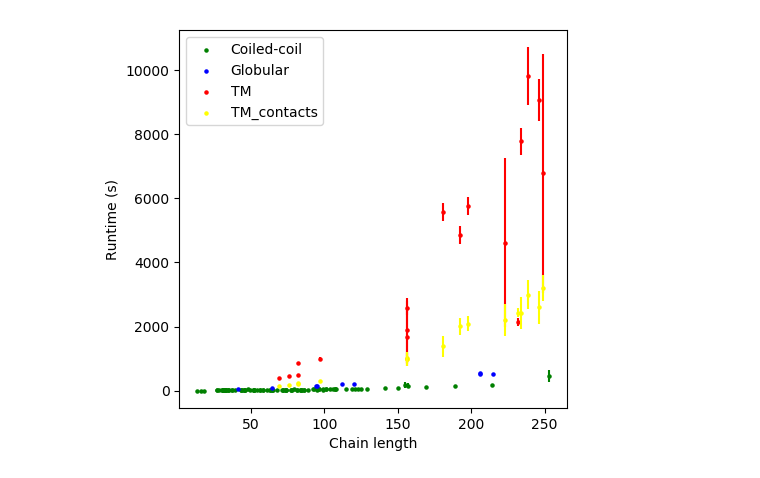
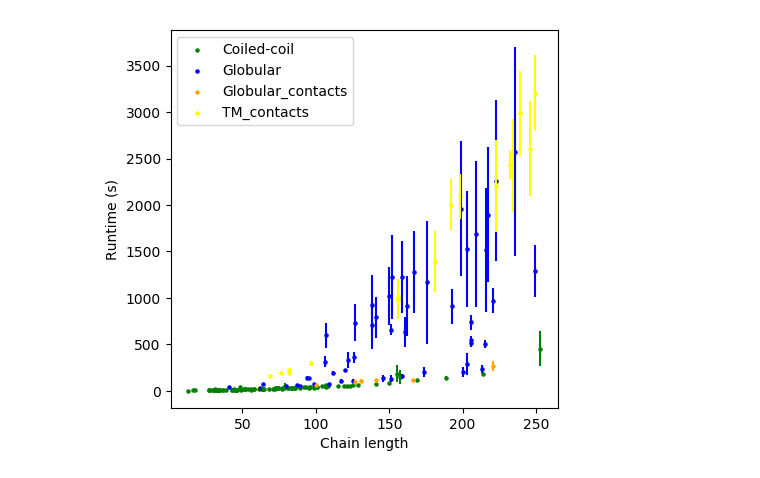
Before and after one commit to linucks/random, a Jupyter notebook: rosetta_timings.ipynb, the cells around one changed output. Saved outputs shown, nothing was run; the diff lists cells and outputs as text; code cells hidden in the pictures.

Commit message:
UPdated with Felix's data

```diff
--- a/rosetta_timings.ipynb
+++ b/rosetta_timings.ipynb
@@ -21,18 +21,31 @@ tst_df = pd.read_csv('testset.csv')
 tst_df['class'] = tst_df['pdb'].map(lambda x: pdb_info[x]['class'])
 df = pd.concat([tm_df, cc_df, tst_df])
 df = df[['pdb', 'class', 'time']]
+
 grp = df.groupby('pdb')
 dft = grp.aggregate([np.mean, np.std])
 dft['residues'] = dft.index.map(lambda x: pdb_info[x]['residues'])
 dft['class'] = grp.first()['class']
 
+# Felix's data - no overlapping pdbs
+flx_df = pd.read_csv('data-felix.csv')
+flx_df['class'].where(flx_df['withContacts'] == 1.0, 'Glob_contacts', inplace=True)
+flx_df['class'].where(flx_df['withContacts'] == 0.0, 'Glob', inplace=True)
+flx_df = flx_df[['pdb', 'class', 'time', 'residues']]
+grp = flx_df.groupby('pdb')
+flx_df = grp.aggregate({'time': [np.mean, np.std]})
+flx_df['class'] = grp.first()['class']
+flx_df['residues'] = grp.first()['residues']
+dft = pd.concat([dft, flx_df])
+
+# Need to create different dataframe as overlapping pdb codes
 tm_contacts_df = pd.read_csv('tm_gremlin.csv')
 tm_contacts_df['class'] = 'TM_contacts'
 tm_contacts_df = tm_contacts_df[['pdb', 'class', 'time']]
 grp = tm_contacts_df.groupby('pdb')
-dfc = grp.aggregate([np.mean, np.std])
-dfc['residues'] = dfc.index.map(lambda x: pdb_info[x]['residues'])
-dfc['class'] = grp.first()['class']
+df_tmc = grp.aggregate([np.mean, np.std])
+df_tmc['residues'] = df_tmc.index.map(lambda x: pdb_info[x]['residues'])
+df_tmc['class'] = grp.first()['class']
 # %%
 fig, ax = plt.subplots(figsize=(5, 5), dpi=100)
 xvals = dft[dft['class'] == 'CC']['residues']
@@ -90,34 +143,33 @@ fig.savefig('CC_Glob_TM_timings.png', dpi=600)
 # %%
 fig, ax = plt.subplots(figsize=(5, 5), dpi=100)
 xvals = dft[dft['class'] == 'CC']['residues']
 yvals = dft[dft['class'] == 'CC']['time']['mean']
 yerr = dft[dft['class'] == 'CC']['time']['std']
 ax.scatter(xvals, yvals, color='green', s=5)
 ax.errorbar(xvals, yvals, yerr, fmt='none', ecolor='green')
 
-
 xvals = dft[dft['class'] == 'Glob']['residues']
 yvals = dft[dft['class'] == 'Glob']['time']['mean']
 yerr = dft[dft['class'] == 'Glob']['time']['std']
 ax.scatter(xvals, yvals, color='blue', s=5)
 ax.errorbar(xvals, yvals, yerr, fmt='none', ecolor='blue')
 
-xvals = dft[dft['class'] == 'TM']['residues']
-yvals = dft[dft['class'] == 'TM']['time']['mean']
-yerr = dft[dft['class'] == 'TM']['time']['std']
-ax.scatter(xvals, yvals, color='red', s=5)
-ax.errorbar(xvals, yvals, yerr, fmt='none', ecolor='red')
+xvals = dft[dft['class'] == 'Glob_contacts']['residues']
+yvals = dft[dft['class'] == 'Glob_contacts']['time']['mean']
+yerr = dft[dft['class'] == 'Glob_contacts']['time']['std']
+ax.scatter(xvals, yvals, color='orange', s=5)
+ax.errorbar(xvals, yvals, yerr, fmt='none', ecolor='orange')
 
-xvals = dfc['residues']
-yvals = dfc['time']['mean']
-yerr = dfc['time']['std']
+xvals = df_tmc['residues']
+yvals = df_tmc['time']['mean']
+yerr = df_tmc['time']['std']
 ax.scatter(xvals, yvals, color='yellow', s=5)
 ax.errorbar(xvals, yvals, yerr, fmt='none', ecolor='yellow')
 
 ax.set_xlabel(u'Chain length')
 ax.set_ylabel('Runtime (s)')
-ax.legend(['Coiled-coil', 'Globular', 'TM', 'TM_contacts'], loc=2)
+ax.legend(['Coiled-coil', 'Globular', 'Globular_contacts', 'TM_contacts'], loc=2)
 plt.show()
-fig.savefig('CC_Glob_TM_Contacts_timings.png', dpi=600)
+fig.savefig('CC_glob_glob_contacts_TM_contacts_timings.png', dpi=600)
 # %% [output]
-[figure, old version]
+[figure, new version]
```
Also changed, not shown: parts of 3 cells of this notebook.
